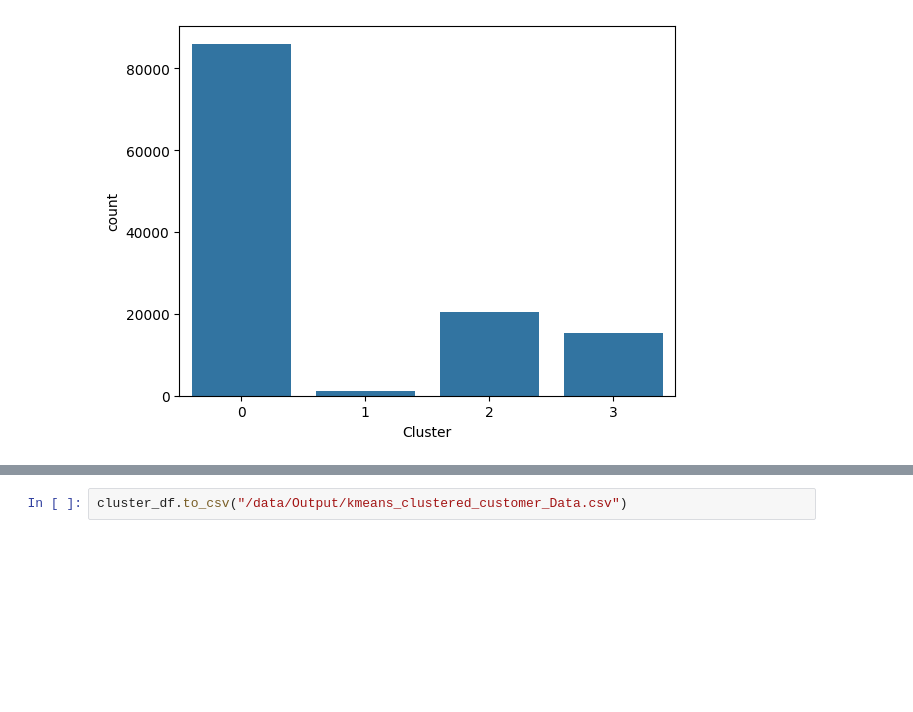
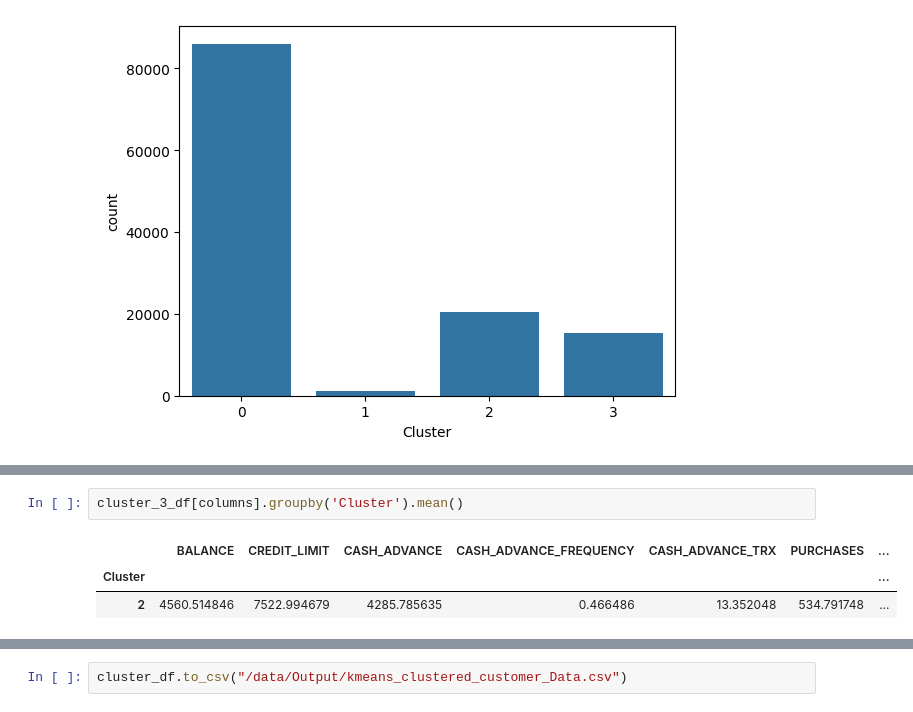
Before and after one commit to mhs10031990/INS_CUST_SEGMT_Repo, a Jupyter notebook: CUST_SEGMT_Model_Building.ipynb, the cells around one changed output, grey strips where cells are left out. Drawn from its saved outputs; the diff is of its cells as text; blank space fills up the shorter version.

```diff
--- a/CUST_SEGMT_Model_Building.ipynb
+++ b/CUST_SEGMT_Model_Building.ipynb
@@ -350,0 +352,6 @@ TypeError: Could not convert PNCa3755563-44e5-4e81-9e6a-fc6ff0da9PNCb39f76c8-455
+# %%
+cluster_3_df[columns].groupby('Cluster').mean()
+# %% [output]
+|  | BALANCE | CREDIT_LIMIT | CASH_ADVANCE | CASH_ADVANCE_FREQUENCY | CASH_ADVANCE_TRX | PURCHASES | ... |
+| Cluster |  |  |  |  |  |  | ... |
+| 2 | 4560.514846 | 7522.994679 | 4285.785635 | 0.466486 | 13.352048 | 534.791748 | ... |
```
Also changed, not shown: parts of 18 cells of this notebook.
